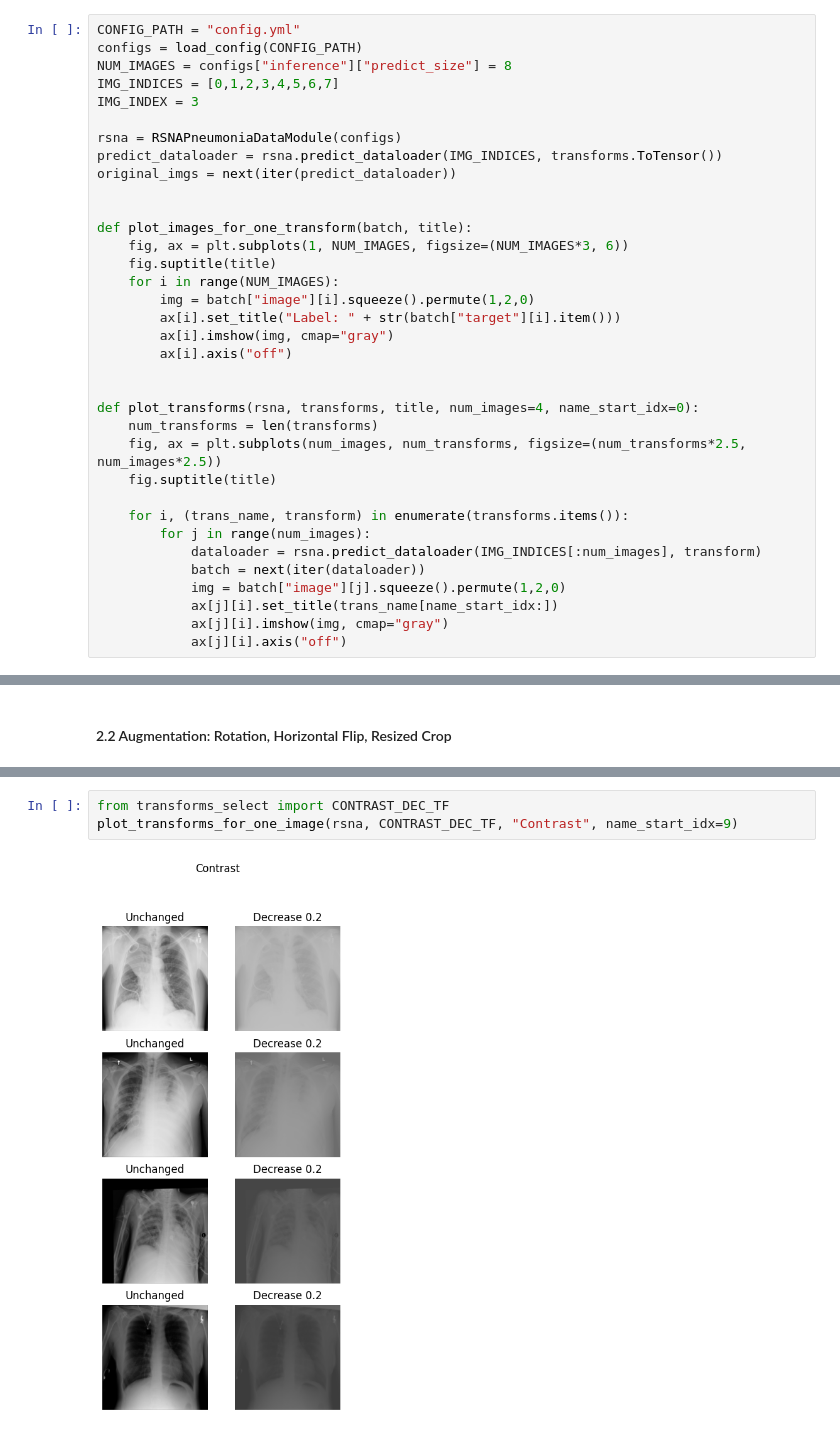
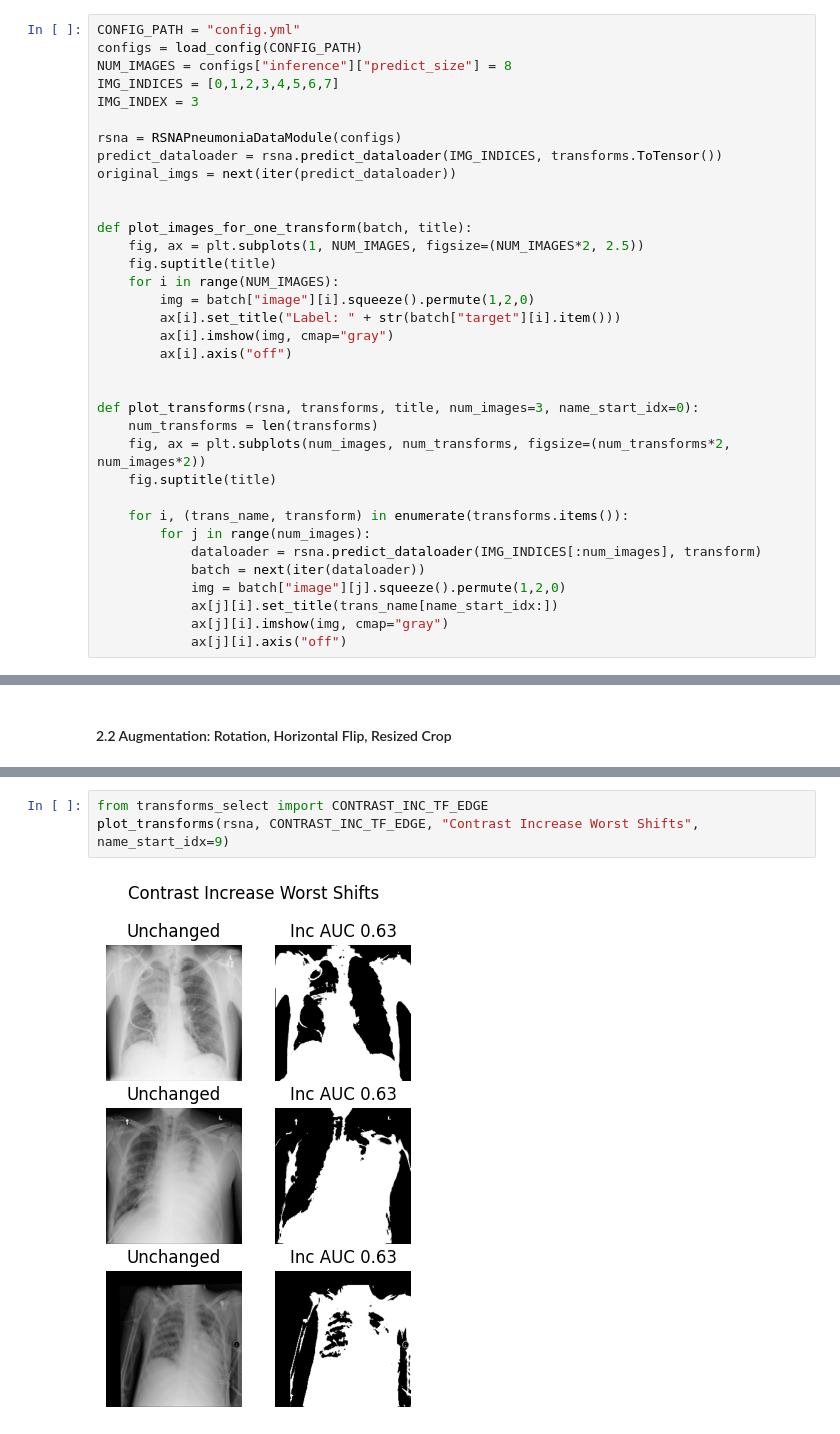
Before and after one commit to leeping-ng/med-img-monitoring, a Jupyter notebook: src/eda.ipynb, the cells around one changed output, grey strips where cells are left out. Drawn from its saved outputs; the diff is of its cells as text.

Commit message:
determined worst case shifts for each transform

```diff
--- a/src/eda.ipynb
+++ b/src/eda.ipynb
@@ -27,7 +27,7 @@ original_imgs = next(iter(predict_dataloader))
 
 
 def plot_images_for_one_transform(batch, title):
-    fig, ax = plt.subplots(1, NUM_IMAGES, figsize=(NUM_IMAGES*3, 6))
+    fig, ax = plt.subplots(1, NUM_IMAGES, figsize=(NUM_IMAGES*2, 2.5))
     fig.suptitle(title)
     for i in range(NUM_IMAGES):
         img = batch["image"][i].squeeze().permute(1,2,0)
@@ -36,9 +36,9 @@ def plot_images_for_one_transform(batch, title):
         ax[i].axis("off")
 
 
-def plot_transforms(rsna, transforms, title, num_images=4, name_start_idx=0):
+def plot_transforms(rsna, transforms, title, num_images=3, name_start_idx=0):
     num_transforms = len(transforms)
-    fig, ax = plt.subplots(num_images, num_transforms, figsize=(num_transforms*2.5, num_images*2.5))
+    fig, ax = plt.subplots(num_images, num_transforms, figsize=(num_transforms*2, num_images*2))
     fig.suptitle(title)
 
     for i, (trans_name, transform) in enumerate(transforms.items()):
@@ -92,5 +120,5 @@ plot_images_for_one_transform(augmented_imgs, title="Augmented")
 # %%
-from transforms_select import CONTRAST_DEC_TF
-plot_transforms_for_one_image(rsna, CONTRAST_DEC_TF, "Contrast", name_start_idx=9)
+from transforms_select import CONTRAST_INC_TF_EDGE
+plot_transforms(rsna, CONTRAST_INC_TF_EDGE, "Contrast Increase Worst Shifts", name_start_idx=9)
 # %% [output]
-[figure, old version]
+[figure, new version]
```
Also changed, not shown: parts of 26 cells of this notebook, 2 other files.
